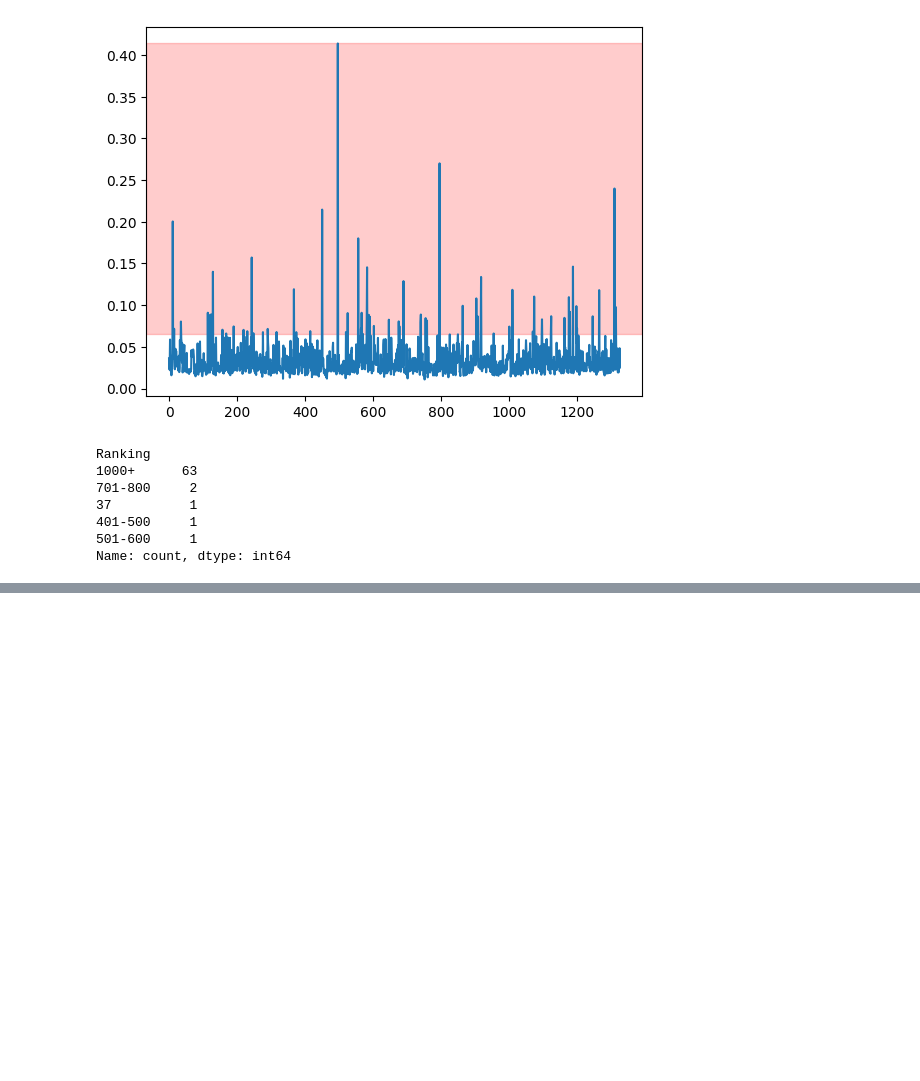
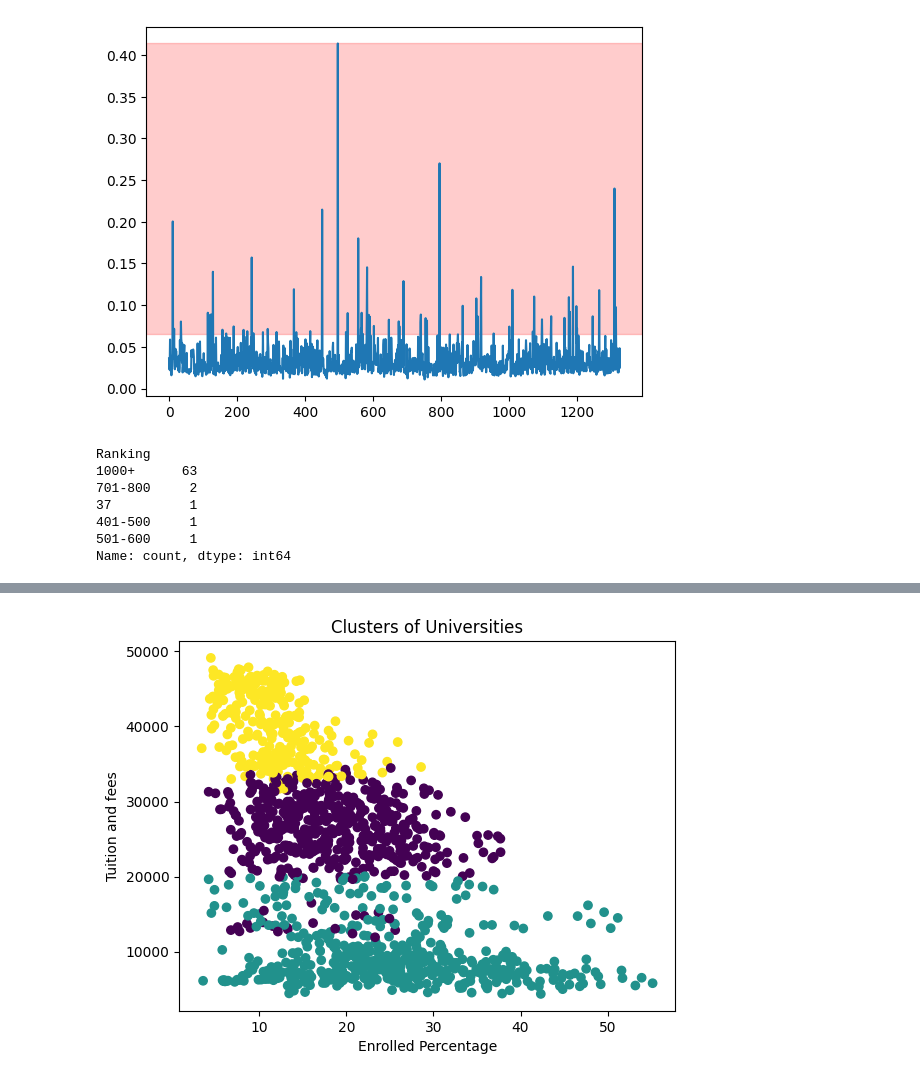
Before and after one commit to m-orlewski/american-universities-eda, a Jupyter notebook: Projekt.ipynb, the cells around one changed output, grey strips where cells are left out. Cells and saved outputs as stored; diff of their text form; code cells hidden in the pictures; blank space fills up the shorter version.

Commit message:
clustering

```diff
--- a/Projekt.ipynb
+++ b/Projekt.ipynb
@@ -157,0 +166,4 @@ corrMatrixOutliers.style.background_gradient(cmap='coolwarm')
+# %%
+dfAll = df.copy() # All universities
+df = df[df['Outlier'] == False].drop(columns=['Outlier']) # Universities without outliers
+df.head()
@@ -157,0 +179,3 @@ corrMatrixOutliers.style.background_gradient(cmap='coolwarm')
+# %%
+clusteringDf = df.drop(columns=['Name', 'Ranking', 'Ranking display'])
+clusteringDf.head()
@@ -157,0 +189,11 @@ corrMatrixOutliers.style.background_gradient(cmap='coolwarm')
+# %%
+kmeans = KMeans(n_clusters=3)
+df['Cluster'] = kmeans.fit_predict(clusteringDf)
+# %%
+plt.scatter(df['Enrolled percentage'], df['Tuition and fees'], c=df['Cluster'], cmap='viridis')
+plt.xlabel('Enrolled Percentage')
+plt.ylabel('Tuition and fees')
+plt.title('Clusters of Universities')
+plt.show()
+# %% [output]
+[figure, added]
```
Also changed, not shown: parts of 10 cells of this notebook.
